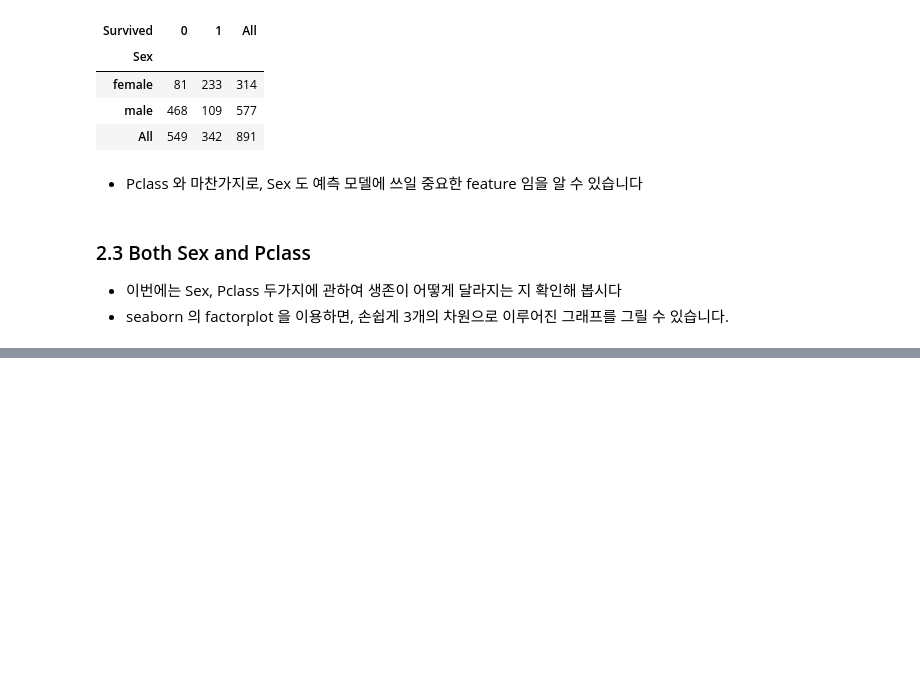
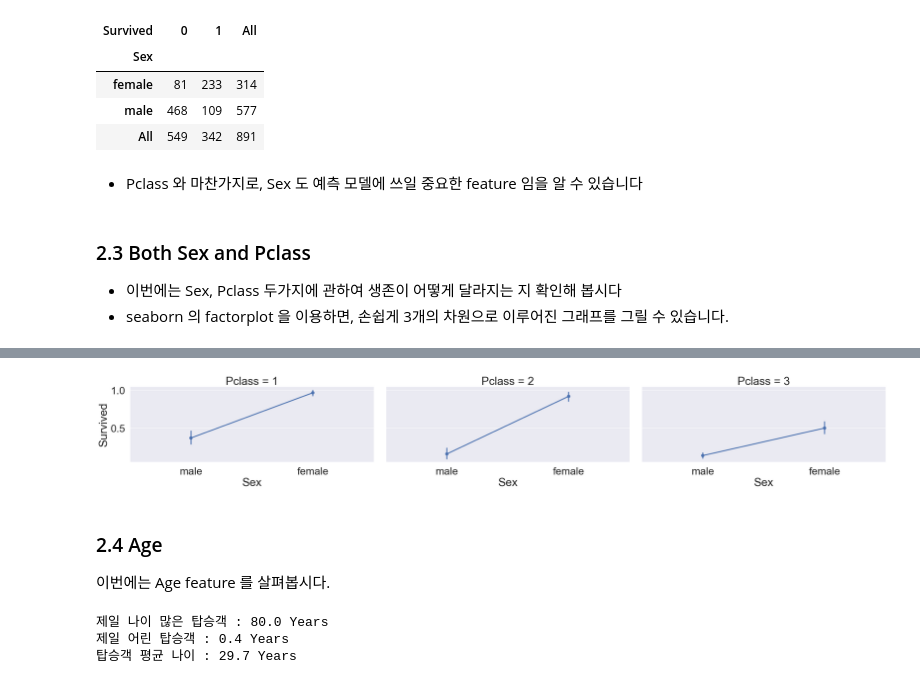
Before and after one commit to chroion/copying_kaggle, a Jupyter notebook: titanic-1.ipynb, the cells around one changed output, grey strips where cells are left out. Drawn from its saved outputs; the diff is of its cells as text; code cells hidden in the pictures; blank space fills up the shorter version.

```diff
--- a/titanic-1.ipynb
+++ b/titanic-1.ipynb
@@ -249 +249,17 @@ sns.catplot(x='Pclass', y='Survived', hue='Sex',kind="point", data=df_train, asp
 [figure]
+# %%
+sns.catplot(x='Sex', y='Survived', col="Pclass",kind="point", data=df_train, aspect=2)
+plt.show()
+# %% [output]
+[figure, added]
+# %% [markdown]
+### 2.4 Age
+이번에는 Age feature 를 살펴봅시다.
+# %%
+print("제일 나이 많은 탑승객 : {:.1f} Years".format(df_train["Age"].max()))
+print("제일 어린 탑승객 : {:.1f} Years".format(df_train["Age"].min()))
+print("탑승객 평균 나이 : {:.1f} Years".format(df_train["Age"].mean()))
+# %% [output]
+제일 나이 많은 탑승객 : 80.0 Years
+제일 어린 탑승객 : 0.4 Years
+탑승객 평균 나이 : 29.7 Years
```
Also changed, not shown: parts of 34 cells of this notebook.
